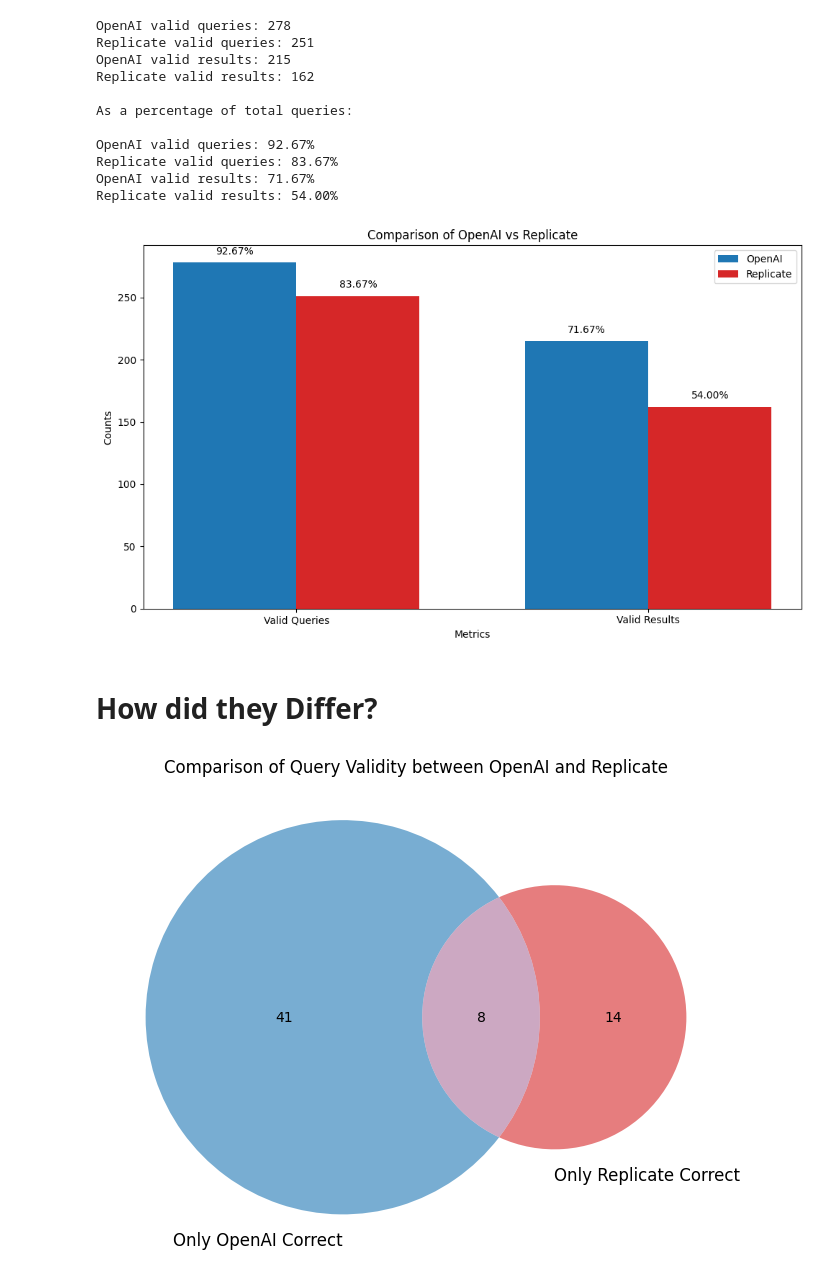
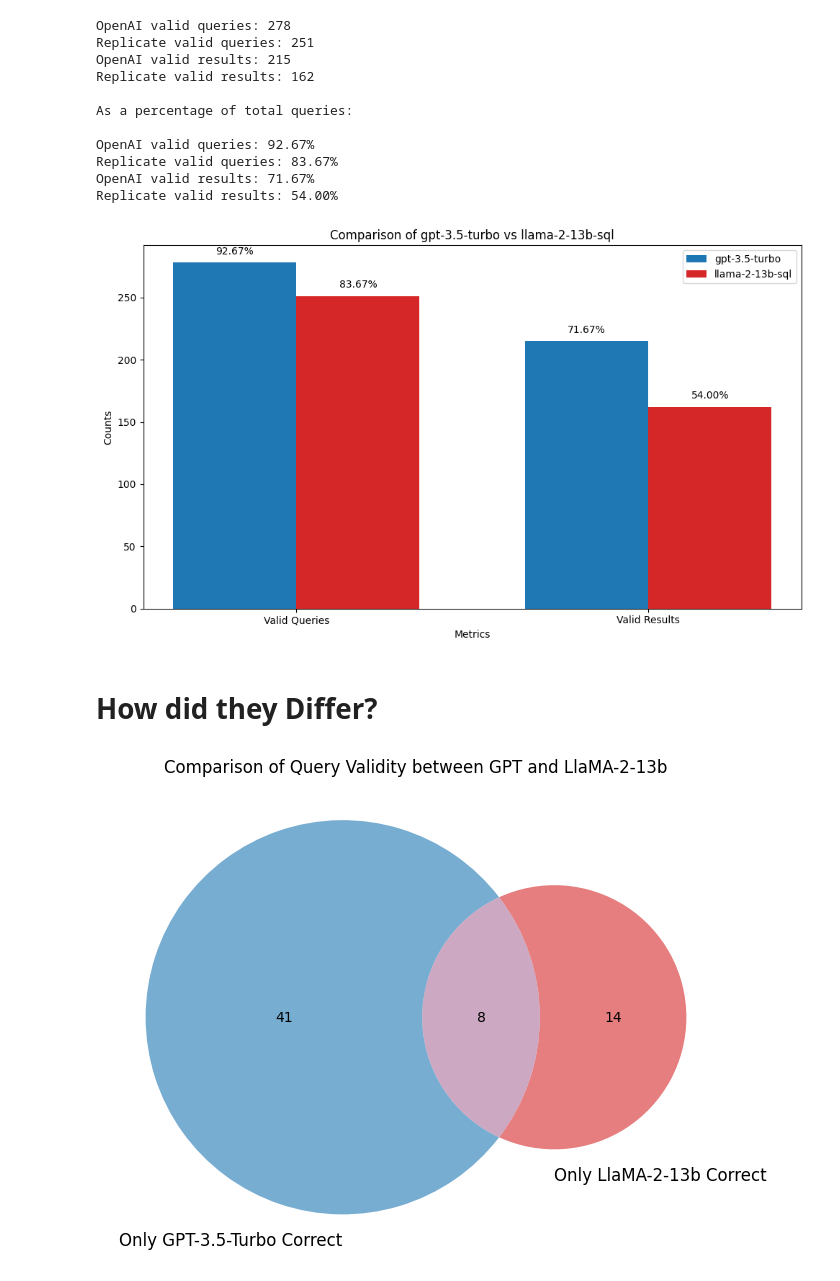
Before and after one commit to denverbaumgartner/autoSQL, a Jupyter notebook: autoSQL/autosql/eval/eval.ipynb, the cells around one changed output. Saved outputs shown, nothing was run; the diff lists cells and outputs as text; code cells hidden in the pictures.

Commit message:
eval: visual titles

```diff
--- a/autoSQL/autosql/eval/eval.ipynb
+++ b/autoSQL/autosql/eval/eval.ipynb
@@ -170,13 +170,13 @@ width = 0.35  # the width of the bars
 fig, ax1 = plt.subplots(figsize=(10, 6))
 
 # Bar charts for absolute values
-ax1.bar(x - width/2, openai_values, width, color='tab:blue', label='OpenAI')
-ax1.bar(x + width/2, replicate_values, width, color='tab:red', label='Replicate')
+ax1.bar(x - width/2, openai_values, width, color='tab:blue', label='gpt-3.5-turbo')
+ax1.bar(x + width/2, replicate_values, width, color='tab:red', label='llama-2-13b-sql')
 
 # Labeling and other aesthetics
 ax1.set_xlabel('Metrics')
 ax1.set_ylabel('Counts')
-ax1.set_title('Comparison of OpenAI vs Replicate')
+ax1.set_title('Comparison of gpt-3.5-turbo vs llama-2-13b-sql')
 ax1.set_xticks(x)
 ax1.set_xticklabels(categories)
 ax1.legend()
@@ -189,7 +189,7 @@ for i in range(len(categories)):
 plt.tight_layout()
 plt.show()
 # %% [output]
-[figure, old version]
+[figure, new version]
 # %% [markdown]
 # How did they Differ?
 # %%
@@ -199,19 +199,19 @@ openai_invalid_replicate_invalid = inference_data.filter(lambda x: x["openai_val
 # %%
 openai_right_replicate_wrong = openai_valid_replicate_invalid.num_rows
 replicate_right_openai_wrong = replicate_valid_openai_invalid.num_rows
 both_wrong = openai_invalid_replicate_invalid.num_rows
 
 # Plotting the Venn diagram
 plt.figure(figsize=(8,8))
 venn2(subsets = (openai_right_replicate_wrong, replicate_right_openai_wrong, both_wrong),
-      set_labels = ('Only OpenAI Correct', 'Only Replicate Correct'),
+      set_labels = ('Only GPT-3.5-Turbo Correct', 'Only LlaMA-2-13b Correct'),
       set_colors=('tab:blue', 'tab:red'),
       alpha=0.6)
 
-plt.title("Comparison of Query Validity between OpenAI and Replicate")
+plt.title("Comparison of Query Validity between GPT and LlaMA-2-13b")
 plt.show()
 # %% [output]
-[figure, old version]
+[figure, new version]
 # %%
 openai_valid_replicate_invalid = inference_data.filter(lambda x: x["openai_correct"] == True and x["replicate_correct"] == False)
 replicate_valid_openai_invalid = inference_data.filter(lambda x: x["openai_correct"] == False and x["replicate_correct"] == True)
```
Also changed, not shown: parts of 1 cell of this notebook.
